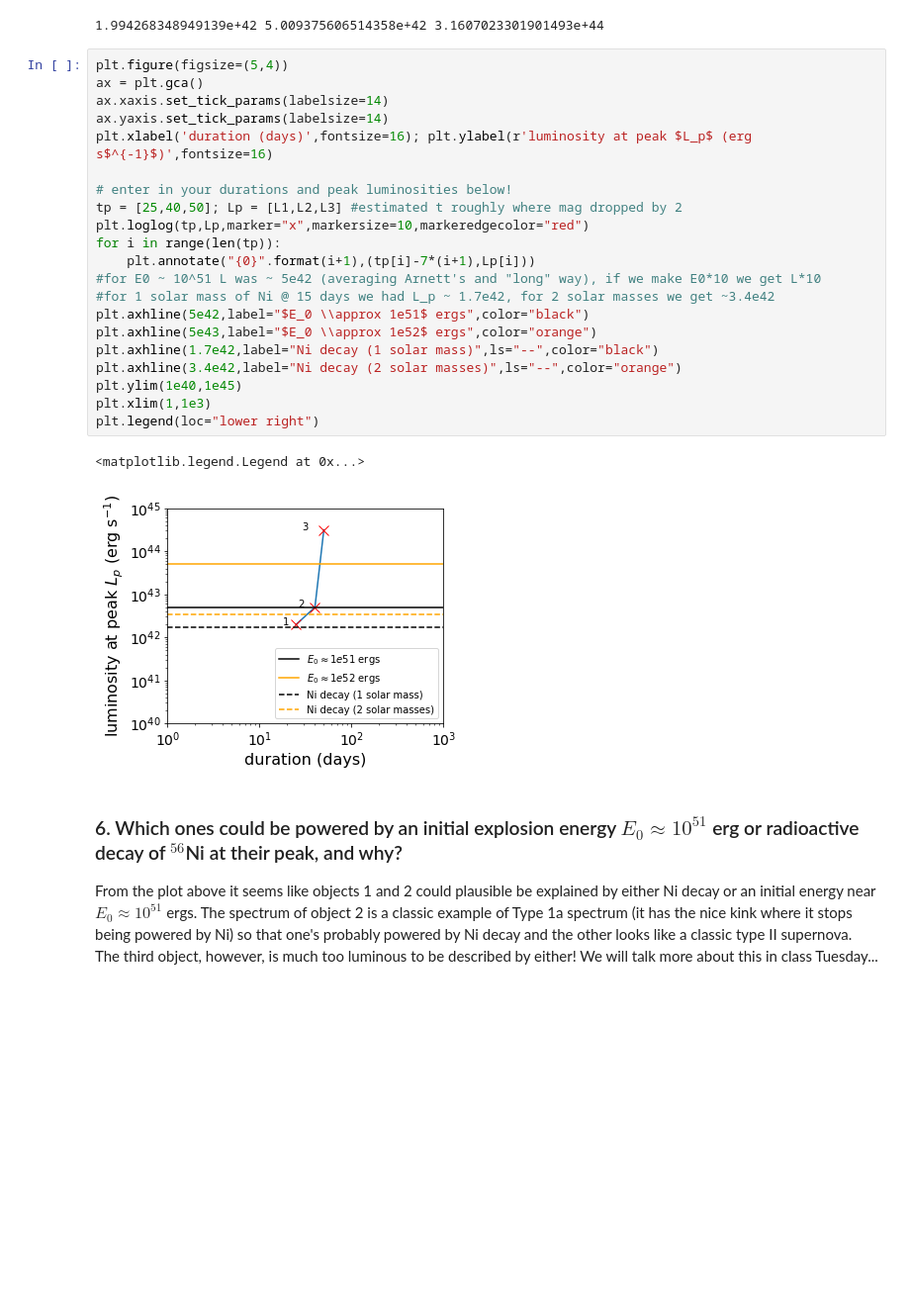
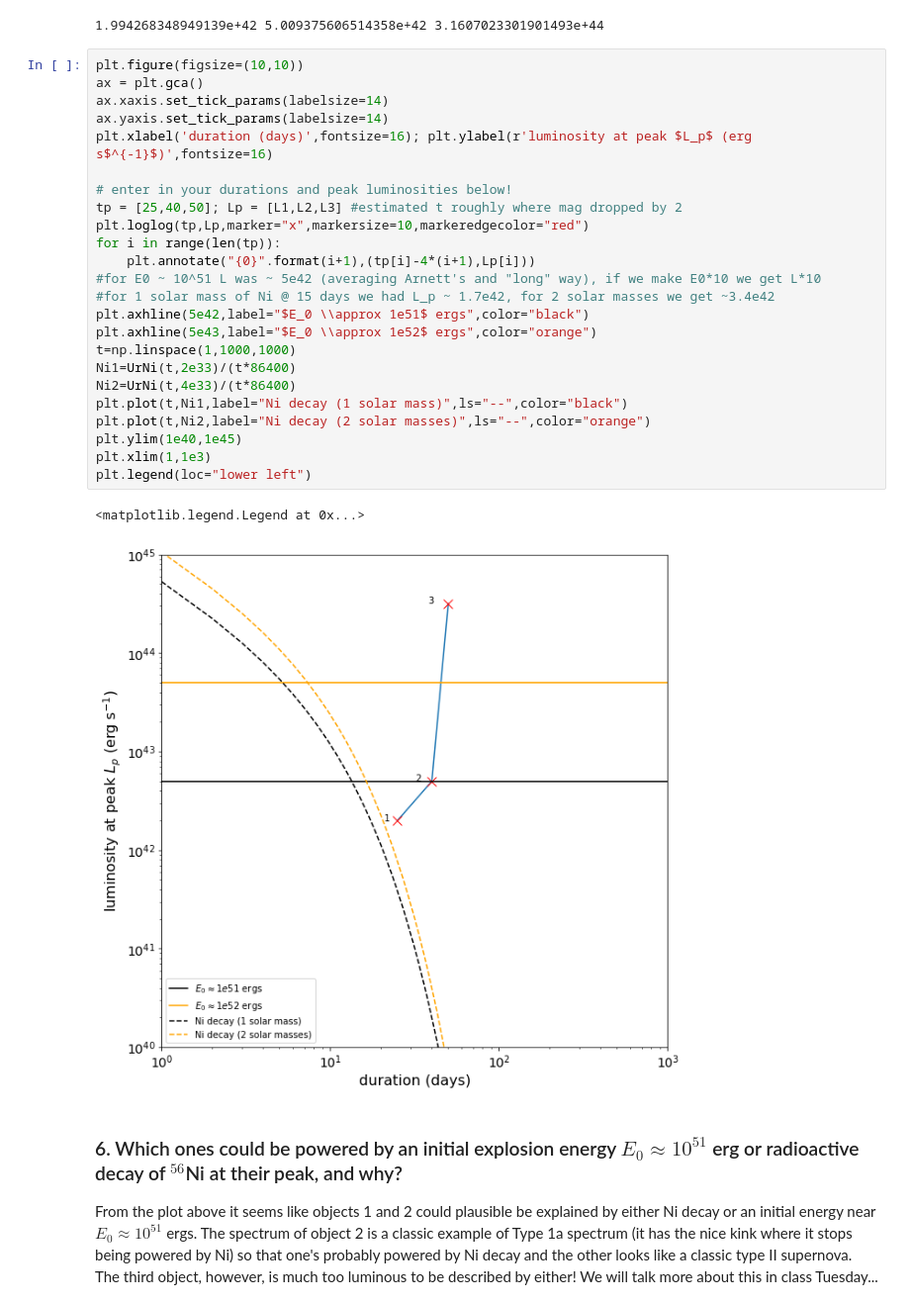
Before and after one commit to kirklong/ASTR_3730_Recitation, a Jupyter notebook: SupernovaeLab4/astr3730_lab4_supernovaeSOLUTION.ipynb, the cells around one changed output. Shown at 99% size. Drawn from its saved outputs; the diff is of its cells as text; blank space fills up the shorter version.

```diff
--- a/SupernovaeLab4/astr3730_lab4_supernovaeSOLUTION.ipynb
+++ b/SupernovaeLab4/astr3730_lab4_supernovaeSOLUTION.ipynb
@@ -160,29 +160,32 @@ print(L1,L2,L3)
 # %% [output]
 1.994268348949139e+42 5.009375606514358e+42 3.1607023301901493e+44
 # %%
-plt.figure(figsize=(5,4))
+plt.figure(figsize=(10,10))
 ax = plt.gca()
 ax.xaxis.set_tick_params(labelsize=14)
 ax.yaxis.set_tick_params(labelsize=14)
 plt.xlabel('duration (days)',fontsize=16); plt.ylabel(r'luminosity at peak $L_p$ (erg s$^{-1}$)',fontsize=16)
 
 # enter in your durations and peak luminosities below!
 tp = [25,40,50]; Lp = [L1,L2,L3] #estimated t roughly where mag dropped by 2
 plt.loglog(tp,Lp,marker="x",markersize=10,markeredgecolor="red")
 for i in range(len(tp)):
-    plt.annotate("{0}".format(i+1),(tp[i]-7*(i+1),Lp[i]))
+    plt.annotate("{0}".format(i+1),(tp[i]-4*(i+1),Lp[i]))
 #for E0 ~ 10^51 L was ~ 5e42 (averaging Arnett's and "long" way), if we make E0*10 we get L*10
 #for 1 solar mass of Ni @ 15 days we had L_p ~ 1.7e42, for 2 solar masses we get ~3.4e42
 plt.axhline(5e42,label="$E_0 \\approx 1e51$ ergs",color="black")
 plt.axhline(5e43,label="$E_0 \\approx 1e52$ ergs",color="orange")
-plt.axhline(1.7e42,label="Ni decay (1 solar mass)",ls="--",color="black")
-plt.axhline(3.4e42,label="Ni decay (2 solar masses)",ls="--",color="orange")
+t=np.linspace(1,1000,1000)
+Ni1=UrNi(t,2e33)/(t*86400)
+Ni2=UrNi(t,4e33)/(t*86400)
+plt.plot(t,Ni1,label="Ni decay (1 solar mass)",ls="--",color="black")
+plt.plot(t,Ni2,label="Ni decay (2 solar masses)",ls="--",color="orange")
 plt.ylim(1e40,1e45)
 plt.xlim(1,1e3)
-plt.legend(loc="lower right")
+plt.legend(loc="lower left")
 # %% [output]
 <matplotlib.legend.Legend at 0x...>
-[figure, old version]
+[figure, new version]
 # %% [markdown]
 ### 6. Which ones could be powered by an initial explosion energy $E_0 \approx 10^{51}$ erg or radioactive decay of $^{56}$Ni at their peak, and why?
 
```
Also changed, not shown: parts of 1 cell of this notebook.
